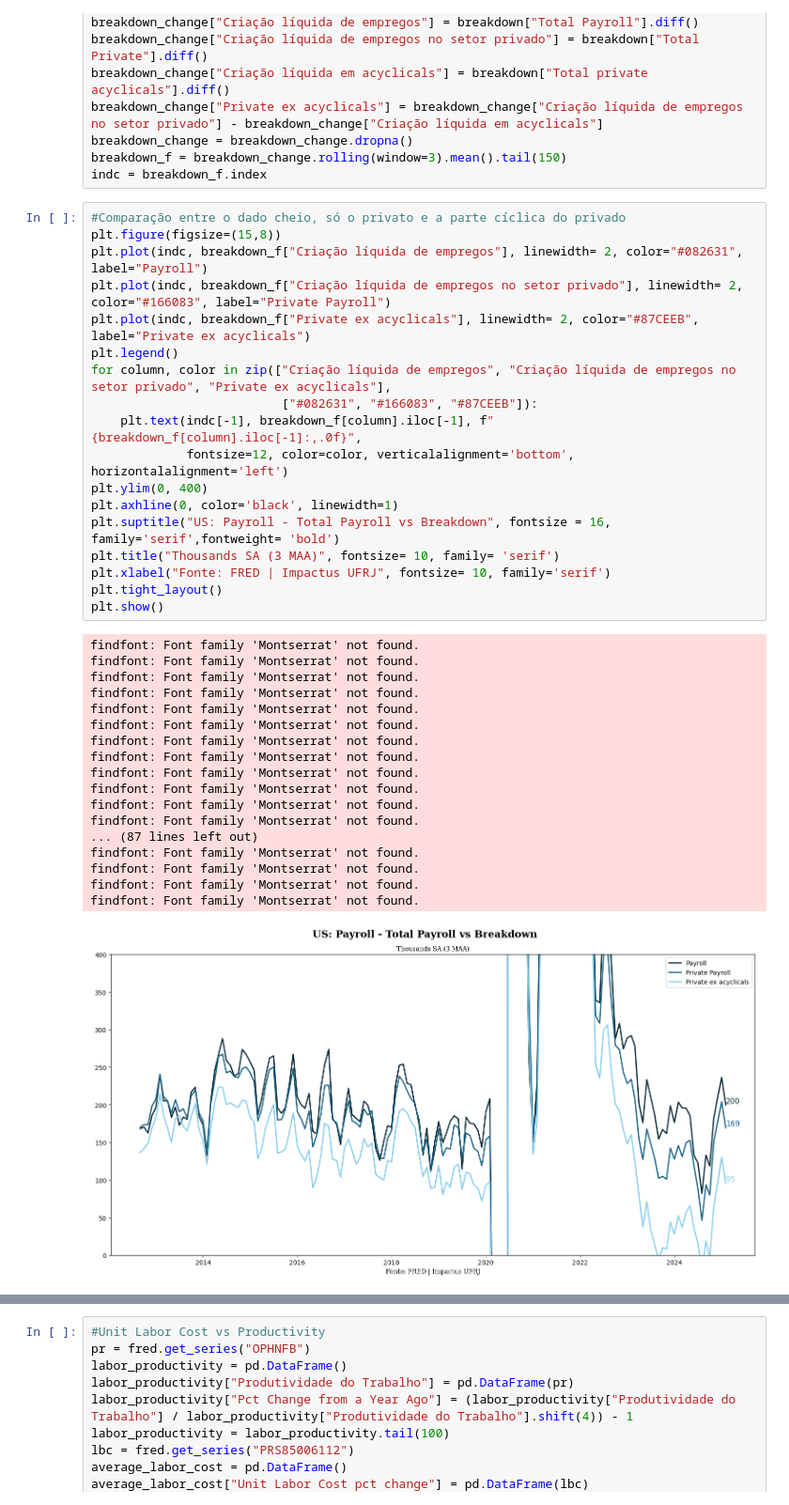
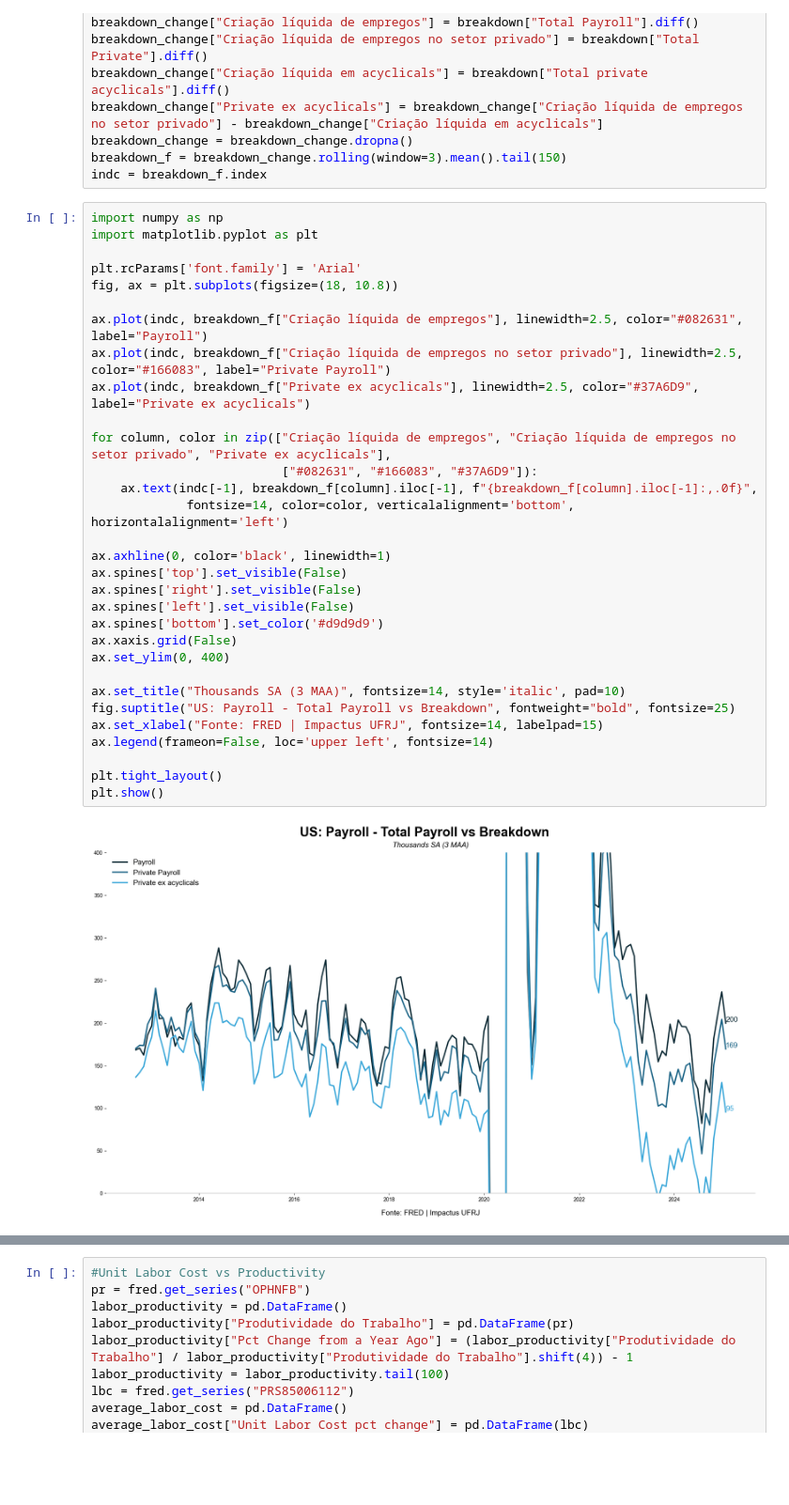
Before and after one commit to Joao-Henrique-Q/Impactus_Python_Scripts, a Jupyter notebook: Payroll_graphs_and_data.ipynb, the cells around one changed output, grey strips where cells are left out. Shown at 94% size. Cells and saved outputs as stored; diff of their text form; blank space fills up the shorter version.

```diff
--- a/Payroll_graphs_and_data.ipynb
+++ b/Payroll_graphs_and_data.ipynb
@@ -335,40 +180,36 @@ breakdown_change = breakdown_change.dropna()
 breakdown_f = breakdown_change.rolling(window=3).mean().tail(150)
 indc = breakdown_f.index
 # %%
-#Comparação entre o dado cheio, só o privato e a parte cíclica do privado
-plt.figure(figsize=(15,8))
-plt.plot(indc, breakdown_f["Criação líquida de empregos"], linewidth= 2, color="#082631", label="Payroll")
-plt.plot(indc, breakdown_f["Criação líquida de empregos no setor privado"], linewidth= 2, color="#166083", label="Private Payroll")
-plt.plot(indc, breakdown_f["Private ex acyclicals"], linewidth= 2, color="#87CEEB", label="Private ex acyclicals")
-plt.legend()
+import numpy as np
+import matplotlib.pyplot as plt
+
+plt.rcParams['font.family'] = 'Arial'
+fig, ax = plt.subplots(figsize=(18, 10.8))
+
+ax.plot(indc, breakdown_f["Criação líquida de empregos"], linewidth=2.5, color="#082631", label="Payroll")
+ax.plot(indc, breakdown_f["Criação líquida de empregos no setor privado"], linewidth=2.5, color="#166083", label="Private Payroll")
+ax.plot(indc, breakdown_f["Private ex acyclicals"], linewidth=2.5, color="#37A6D9", label="Private ex acyclicals")
+
 for column, color in zip(["Criação líquida de empregos", "Criação líquida de empregos no setor privado", "Private ex acyclicals"],
-                          ["#082631", "#166083", "#87CEEB"]):
-    plt.text(indc[-1], breakdown_f[column].iloc[-1], f"{breakdown_f[column].iloc[-1]:,.0f}",
-             fontsize=12, color=color, verticalalignment='bottom', horizontalalignment='left')
-plt.ylim(0, 400)
-plt.axhline(0, color='black', linewidth=1)
-plt.suptitle("US: Payroll - Total Payroll vs Breakdown", fontsize = 16, family='serif',fontweight= 'bold')
-plt.title("Thousands SA (3 MAA)", fontsize= 10, family= 'serif')
-plt.xlabel("Fonte: FRED | Impactus UFRJ", fontsize= 10, family='serif')
+                          ["#082631", "#166083", "#37A6D9"]):
+    ax.text(indc[-1], breakdown_f[column].iloc[-1], f"{breakdown_f[column].iloc[-1]:,.0f}",
+             fontsize=14, color=color, verticalalignment='bottom', horizontalalignment='left')
+
+ax.axhline(0, color='black', linewidth=1)
+ax.spines['top'].set_visible(False)
+ax.spines['right'].set_visible(False)
+ax.spines['left'].set_visible(False)
+ax.spines['bottom'].set_color('#d9d9d9')
+ax.xaxis.grid(False)
+ax.set_ylim(0, 400)
+
+ax.set_title("Thousands SA (3 MAA)", fontsize=14, style='italic', pad=10)
+fig.suptitle("US: Payroll - Total Payroll vs Breakdown", fontweight="bold", fontsize=25)
+ax.set_xlabel("Fonte: FRED | Impactus UFRJ", fontsize=14, labelpad=15)
+ax.legend(frameon=False, loc='upper left', fontsize=14)
+
 plt.tight_layout()
 plt.show()
 # %% [output]
-findfont: Font family 'Montserrat' not found.
-findfont: Font family 'Montserrat' not found.
-findfont: Font family 'Montserrat' not found.
-findfont: Font family 'Montserrat' not found.
-findfont: Font family 'Montserrat' not found.
-findfont: Font family 'Montserrat' not found.
-findfont: Font family 'Montserrat' not found.
-findfont: Font family 'Montserrat' not found.
-findfont: Font family 'Montserrat' not found.
-findfont: Font family 'Montserrat' not found.
-findfont: Font family 'Montserrat' not found.
-findfont: Font family 'Montserrat' not found.
-... (87 lines left out)
-findfont: Font family 'Montserrat' not found.
-findfont: Font family 'Montserrat' not found.
-findfont: Font family 'Montserrat' not found.
-findfont: Font family 'Montserrat' not found.
-[figure, old version]
+[figure, new version]
 # %%
```
Also changed, not shown: parts of 18 cells of this notebook.
